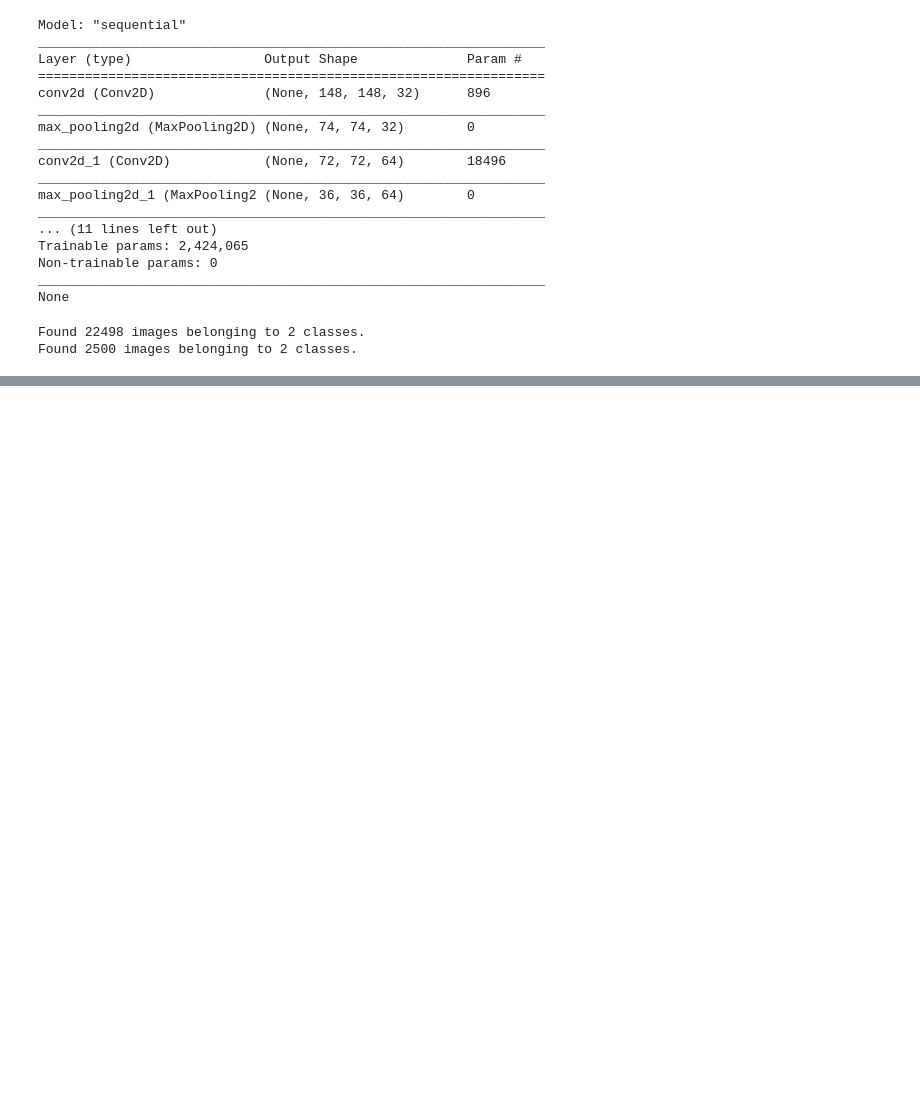
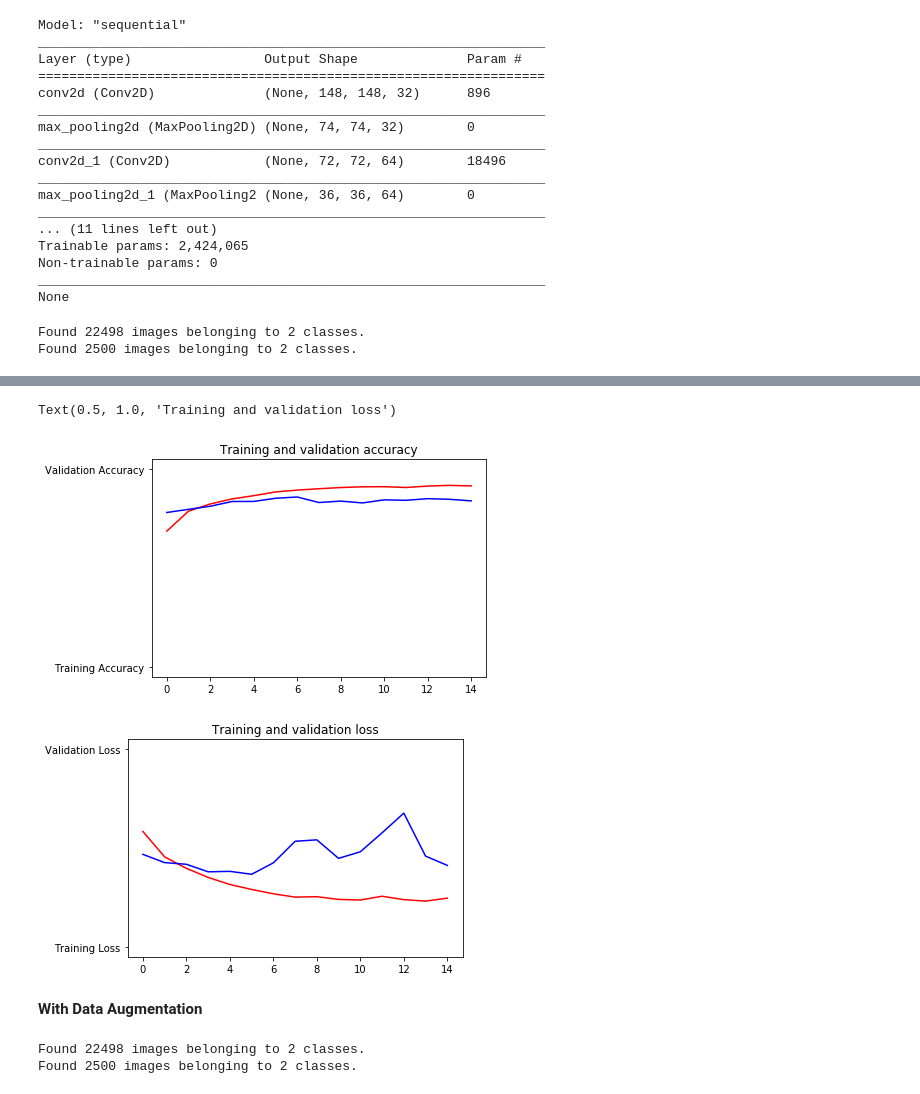
Before and after one commit to Lena-MJ/Kaggle, a Jupyter notebook: Dogs vs. Cat/DeepNeuralNetwork-3Layers.ipynb, the cells around one changed output, grey strips where cells are left out. Saved outputs shown, nothing was run; the diff lists cells and outputs as text; code cells hidden in the pictures; blank space fills up the shorter version.

```diff
--- a/Dogs vs. Cat/DeepNeuralNetwork-3Layers.ipynb
+++ b/Dogs vs. Cat/DeepNeuralNetwork-3Layers.ipynb
@@ -227,0 +225,73 @@ Epoch 15/15
+# %%
+# PLOT LOSS AND ACCURACY
+%matplotlib inline
+
+import matplotlib.image  as mpimg
+import matplotlib.pyplot as plt
+
+#-----------------------------------------------------------
+# Retrieve a list of list results on training and test data
+# sets for each training epoch
+#-----------------------------------------------------------
+acc=history.history['acc']
+val_acc=history.history['val_acc']
+loss=history.history['loss']
+val_loss=history.history['val_loss']
+
+epochs=range(len(acc)) # Get number of epochs
+
+#------------------------------------------------
+# Plot training and validation accuracy per epoch
+#------------------------------------------------
+plt.plot(epochs, acc, 'r', "Training Accuracy")
+plt.plot(epochs, val_acc, 'b', "Validation Accuracy")
+plt.title('Training and validation accuracy')
+plt.figure()
+
+#------------------------------------------------
+# Plot training and validation loss per epoch
+#------------------------------------------------
+plt.plot(epochs, loss, 'r', "Training Loss")
+plt.plot(epochs, val_loss, 'b', "Validation Loss")
+
+
+plt.title('Training and validation loss')
+
+# Desired output. Charts with training and validation metrics. No crash :)
+# %% [output]
+Text(0.5, 1.0, 'Training and validation loss')
+[figure, added]
+[figure, added]
+# %% [markdown]
+**With Data Augmentation**
+# %%
+TRAINING_DIR = '/tmp/cats-v-dogs/training/'
+train_datagen = ImageDataGenerator(rescale=1.0/255,
+                                   rotation_range=40,
+                                   width_shift_range=0.2,
+                                   height_shift_range=0.2,
+                                   shear_range=0.2,
+                                   zoom_range=0.2,
+                                   horizontal_flip=True,
+                                   fill_mode='nearest',
+                                   )
+train_generator = train_datagen.flow_from_directory(TRAINING_DIR,target_size=(150,150),class_mode='binary',batch_size=20)
+
+VALIDATION_DIR = '/tmp/cats-v-dogs/testing/'
+validation_datagen = ImageDataGenerator(rescale=1.0/255,
+                                        rotation_range=40,
+                                        width_shift_range=0.2,
+                                        height_shift_range=0.2,
+                                        shear_range=0.2,
+                                        zoom_range=0.2,
+                                        horizontal_flip=True,
+                                        fill_mode='nearest',)
+validation_generator = validation_datagen.flow_from_directory(VALIDATION_DIR,target_size=(150,150),class_mode='binary',batch_size=20)
+
+
+# Expected Output:
+# Found 22498 images belonging to 2 classes.
+# Found 2500 images belonging to 2 classes.
+# %% [output]
+Found 22498 images belonging to 2 classes.
+Found 2500 images belonging to 2 classes.
```
Also changed, not shown: parts of 7 cells of this notebook.
